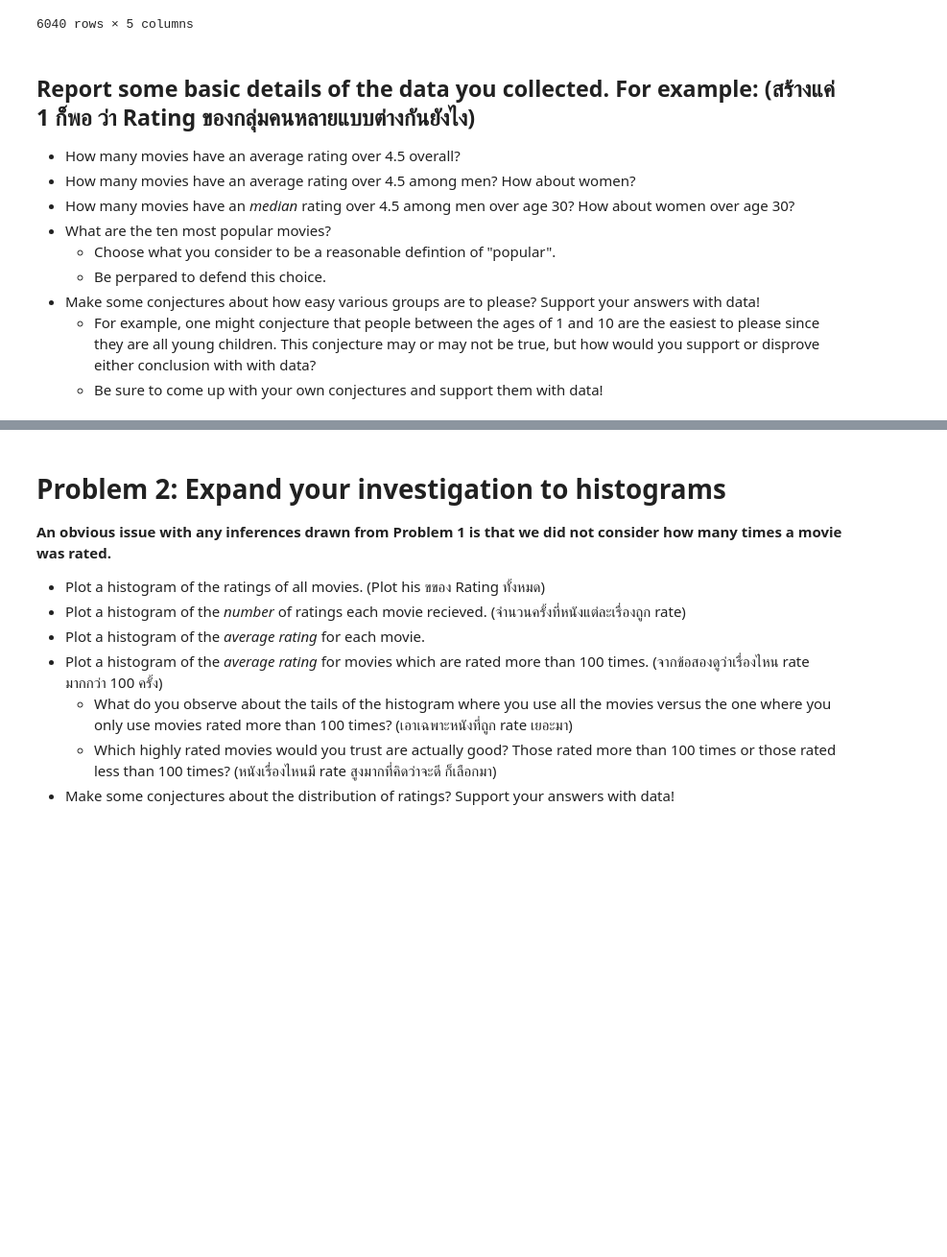
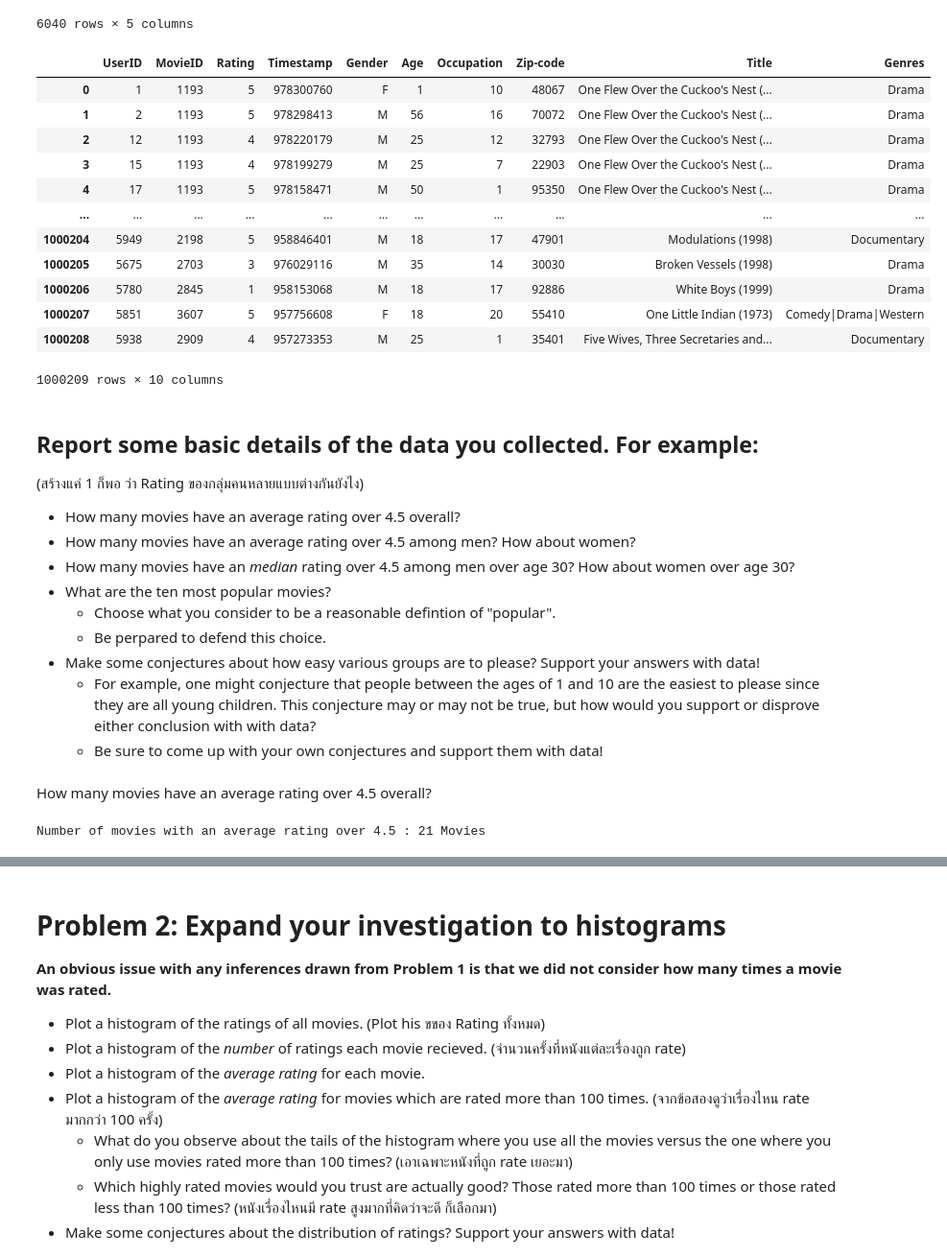
Before and after one commit to Pimchanok6430205105/Data_preparation, a Jupyter notebook: Project2_66_PTJL.ipynb, the cells around one changed output, grey strips where cells are left out. Shown: that part at 96% size. Drawn from its saved outputs; the diff is of its cells as text; code cells hidden in the pictures; blank space fills up the shorter version.

```diff
--- a/Project2_66_PTJL.ipynb
+++ b/Project2_66_PTJL.ipynb
@@ -92,3 +96,30 @@ pd.read_table("/content/drive/MyDrive/Classroom/DataWarehouseandBigDataAnalytics
 | 6038 | 6039 | F | 45 | 0 | 01060 |
 | 6039 | 6040 | M | 25 | 6 | 11106 |
 6040 rows × 5 columns
+# %%
+# Read table files into DataFrames
+import pandas as pd
+users_df = pd.read_table("/content/drive/MyDrive/Data warehouse/users.dat", sep='::', engine='python', header=None,
+                       names=['UserID', 'Gender', 'Age', 'Occupation', 'Zip-code'])
+movies_df = pd.read_table("/content/drive/MyDrive/Data warehouse/movies.dat", sep='::',encoding = "ISO-8859-1", header=None,
+                        names= ['MovieID','Title','Genres'])
+ratings_df = pd.read_table("/content/drive/MyDrive/Data warehouse/ratings.dat", sep='::', engine='python', header=None,
+                         names=['UserID','MovieID','Rating','Timestamp'])
+# %%
+# Merge DataFrames
+merged_df = pd.merge(pd.merge(ratings_df, users_df, on='UserID'), movies_df, on='MovieID')
+merged_df
+# %% [output]
+|  | UserID | MovieID | Rating | Timestamp | Gender | Age | Occupation | Zip-code | Title | Genres |
+| 0 | 1 | 1193 | 5 | 978300760 | F | 1 | 10 | 48067 | One Flew Over the Cuckoo's Nest (... | Drama |
+| 1 | 2 | 1193 | 5 | 978298413 | M | 56 | 16 | 70072 | One Flew Over the Cuckoo's Nest (... | Drama |
+| 2 | 12 | 1193 | 4 | 978220179 | M | 25 | 12 | 32793 | One Flew Over the Cuckoo's Nest (... | Drama |
+| 3 | 15 | 1193 | 4 | 978199279 | M | 25 | 7 | 22903 | One Flew Over the Cuckoo's Nest (... | Drama |
+| 4 | 17 | 1193 | 5 | 978158471 | M | 50 | 1 | 95350 | One Flew Over the Cuckoo's Nest (... | Drama |
+| ... | ... | ... | ... | ... | ... | ... | ... | ... | ... | ... |
+| 1000204 | 5949 | 2198 | 5 | 958846401 | M | 18 | 17 | 47901 | Modulations (1998) | Documentary |
+| 1000205 | 5675 | 2703 | 3 | 976029116 | M | 35 | 14 | 30030 | Broken Vessels (1998) | Drama |
+| 1000206 | 5780 | 2845 | 1 | 958153068 | M | 18 | 17 | 92886 | White Boys (1999) | Drama |
+| 1000207 | 5851 | 3607 | 5 | 957756608 | F | 18 | 20 | 55410 | One Little Indian (1973) | Comedy|Drama|Western |
+| 1000208 | 5938 | 2909 | 4 | 957273353 | M | 25 | 1 | 35401 | Five Wives, Three Secretaries and... | Documentary |
+1000209 rows × 10 columns
@@ -95,5 +131,6 @@ pd.read_table("/content/drive/MyDrive/Classroom/DataWarehouseandBigDataAnalytics
 # %% [markdown]
-## Report some basic details of the data you collected.  For example: (สร้างแค่ 1 ก็พอ ว่า Rating ของกลุ่มคนหลายแบบต่างกันยังไง)
+## Report some basic details of the data you collected.  For example:
+(สร้างแค่ 1 ก็พอ ว่า Rating ของกลุ่มคนหลายแบบต่างกันยังไง)
 
 *  How many movies have an average rating over 4.5 overall?
 *  How many movies have an average rating over 4.5 among men?  How about women?
@@ -109,3 +146,13 @@ pd.read_table("/content/drive/MyDrive/Classroom/DataWarehouseandBigDataAnalytics
 # Your code goes here.
 # Add as many cells as you need
 #-------------------------------
+# %% [markdown]
+How many movies have an average rating over 4.5 overall?
+# %%
+# Calculate the average rating for each movie
+average_ratings = merged_df.groupby('MovieID')['Rating'].mean()
+highly_rated_movies = average_ratings[average_ratings > 4.5]
+count_highly_rated_movies = len(highly_rated_movies)
+print(f"Number of movies with an average rating over 4.5 : {count_highly_rated_movies}","Movies")
+# %% [output]
+Number of movies with an average rating over 4.5 : 21 Movies
```
Also changed, not shown: parts of 11 cells of this notebook.
